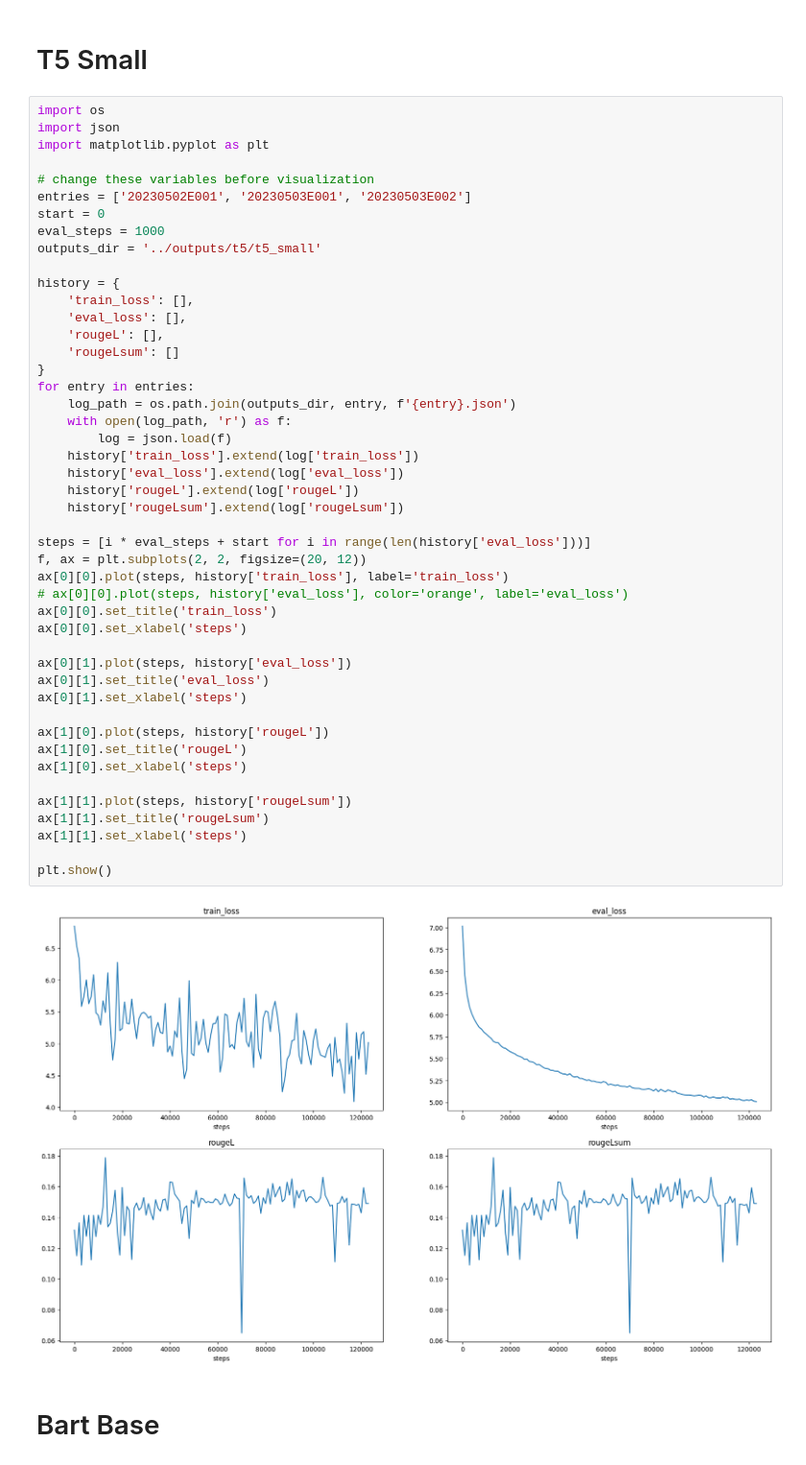
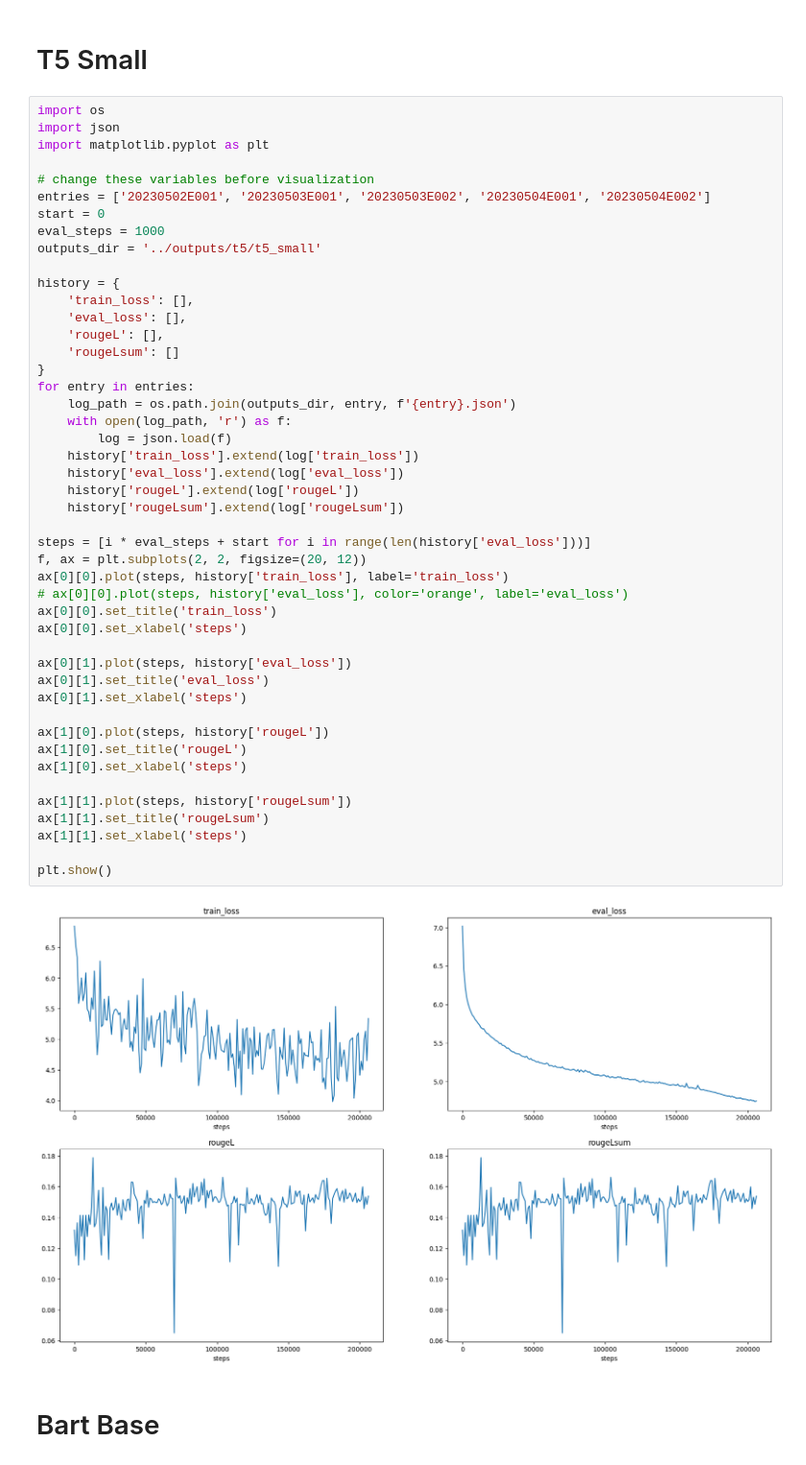
Before and after one commit to tanthinhdt/generative-question-answering, a Jupyter notebook: notebooks/visualization.ipynb, the cells around one changed output. Shown at 96% size. Saved outputs shown, nothing was run; the diff lists cells and outputs as text.

Commit message:
updated visualization for the latest training

```diff
--- a/notebooks/visualization.ipynb
+++ b/notebooks/visualization.ipynb
@@ -6,7 +6,7 @@ import json
 import matplotlib.pyplot as plt
 
 # change these variables before visualization
-entries = ['20230502E001', '20230503E001', '20230503E002']
+entries = ['20230502E001', '20230503E001', '20230503E002', '20230504E001', '20230504E002']
 start = 0
 eval_steps = 1000
 outputs_dir = '../outputs/t5/t5_small'
@@ -20,34 +20,34 @@ history = {
 for entry in entries:
     log_path = os.path.join(outputs_dir, entry, f'{entry}.json')
     with open(log_path, 'r') as f:
         log = json.load(f)
     history['train_loss'].extend(log['train_loss'])
     history['eval_loss'].extend(log['eval_loss'])
     history['rougeL'].extend(log['rougeL'])
     history['rougeLsum'].extend(log['rougeLsum'])
 
 steps = [i * eval_steps + start for i in range(len(history['eval_loss']))]
 f, ax = plt.subplots(2, 2, figsize=(20, 12))
 ax[0][0].plot(steps, history['train_loss'], label='train_loss')
 # ax[0][0].plot(steps, history['eval_loss'], color='orange', label='eval_loss')
 ax[0][0].set_title('train_loss')
 ax[0][0].set_xlabel('steps')
 
 ax[0][1].plot(steps, history['eval_loss'])
 ax[0][1].set_title('eval_loss')
 ax[0][1].set_xlabel('steps')
 
 ax[1][0].plot(steps, history['rougeL'])
 ax[1][0].set_title('rougeL')
 ax[1][0].set_xlabel('steps')
 
 ax[1][1].plot(steps, history['rougeLsum'])
 ax[1][1].set_title('rougeLsum')
 ax[1][1].set_xlabel('steps')
 
 plt.show()
 # %% [output]
-[figure, old version]
+[figure, new version]
 # %% [markdown]
 # Bart Base
 # %%
```
